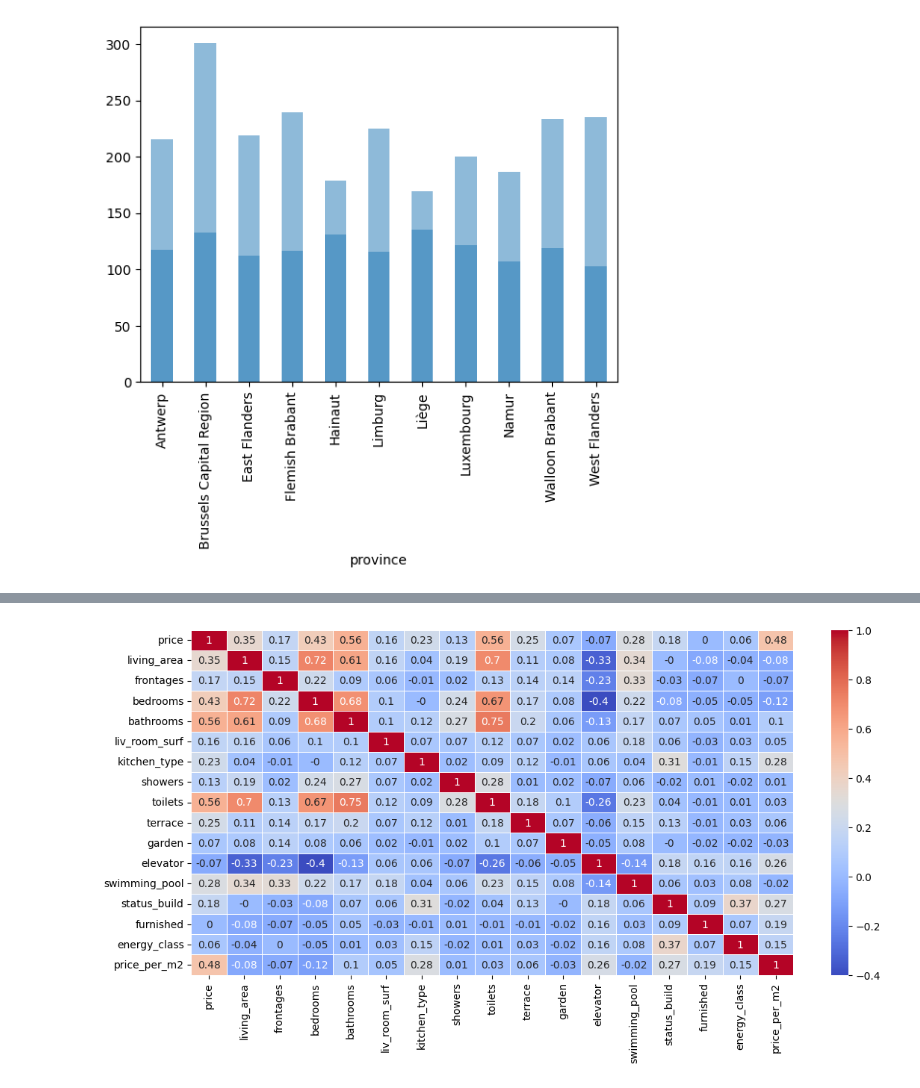
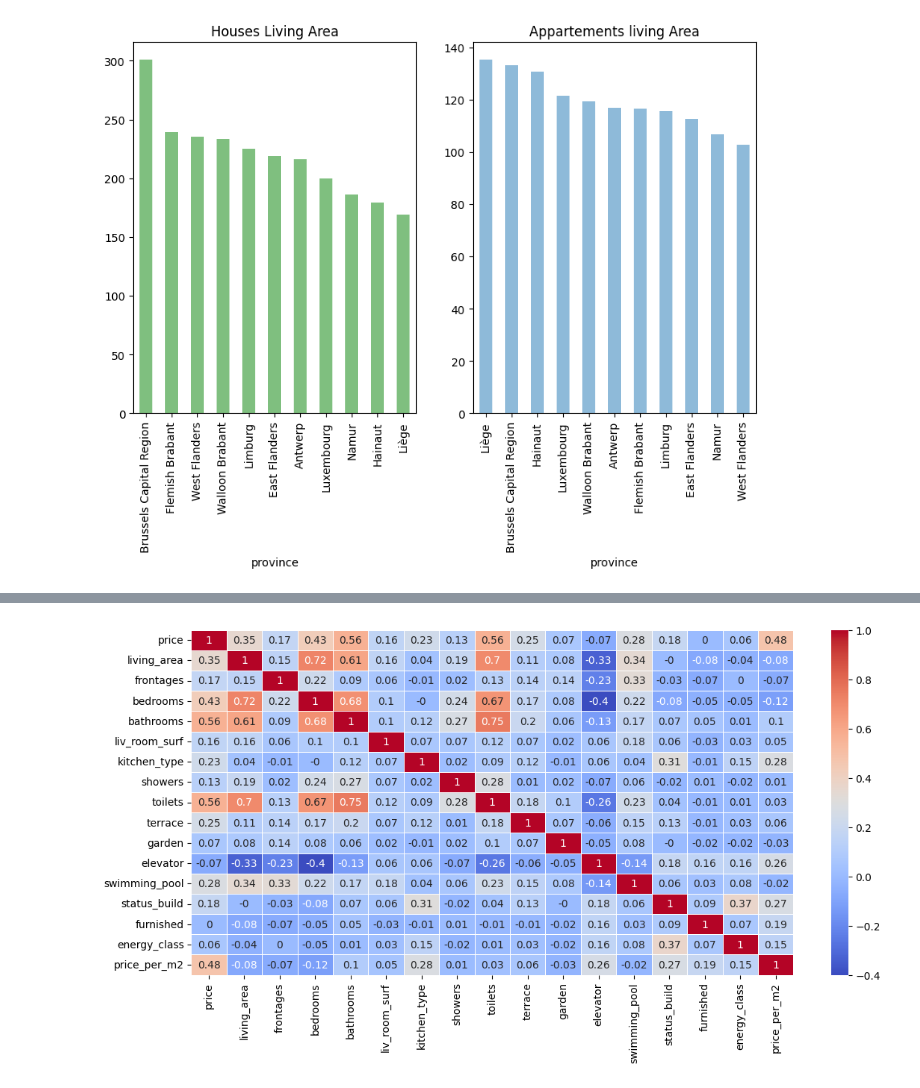
Before and after one commit to Bizkochito/challenge-data-analysis, a Jupyter notebook: src/utils/plotting_tests.ipynb, the cells around one changed output, grey strips where cells are left out. Cells and saved outputs as stored; diff of their text form; code cells hidden in the pictures.

Commit message:
plot

```diff
--- a/src/utils/plotting_tests.ipynb
+++ b/src/utils/plotting_tests.ipynb
@@ -6,14 +15,18 @@ df = pd.read_csv('../../assets/cleaned_data.csv')
 # %%
+fig, (ax1, ax2) = plt.subplots(1, 2, figsize=(10, 6))
 df['price_per_m2'] = df['price'] / df['living_area']
 
 df_houses = df[df['building_type'] == 'house']
 df_appartments = df[df['building_type'] == 'apartment']
 df_houses_price = df_houses.groupby('province')['living_area'].mean()
 df_appartments_price = df_appartments.groupby('province')['living_area'].mean()
 #df_price_per_m2_per_municipality = df.groupby('province')['living_area'].mean()
-df_houses_price.plot(kind ="bar", alpha = 0.50)
-df_appartments_price.plot(kind ="bar", alpha = 0.50)
+df_houses_price.nlargest(30).plot(kind ="bar", color = 'green' , alpha = 0.50, ax=ax1)
+ax1.set_title('Houses Living Area')
+df_appartments_price.nlargest(30).plot(kind ="bar", alpha = 0.50, ax=ax2)
+ax2.set_title('Appartements living Area')
 #df_price_per_m2_per_municipality.nlargest(30).plot(kind= "bar")
+
 plt.show()
 # %% [output]
-[figure, old version]
+[figure, new version]
```
Also changed, not shown: parts of 5 cells of this notebook.
